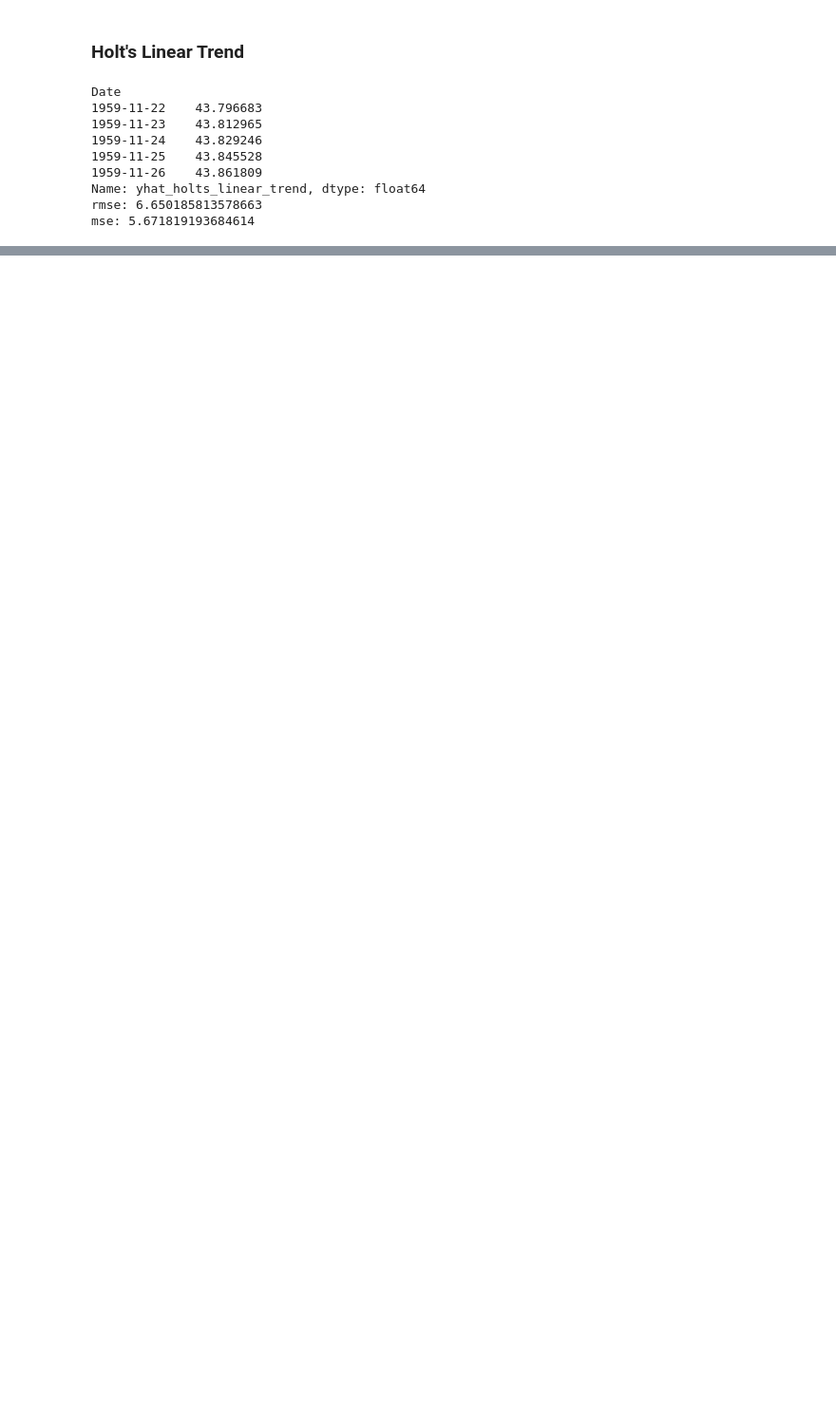
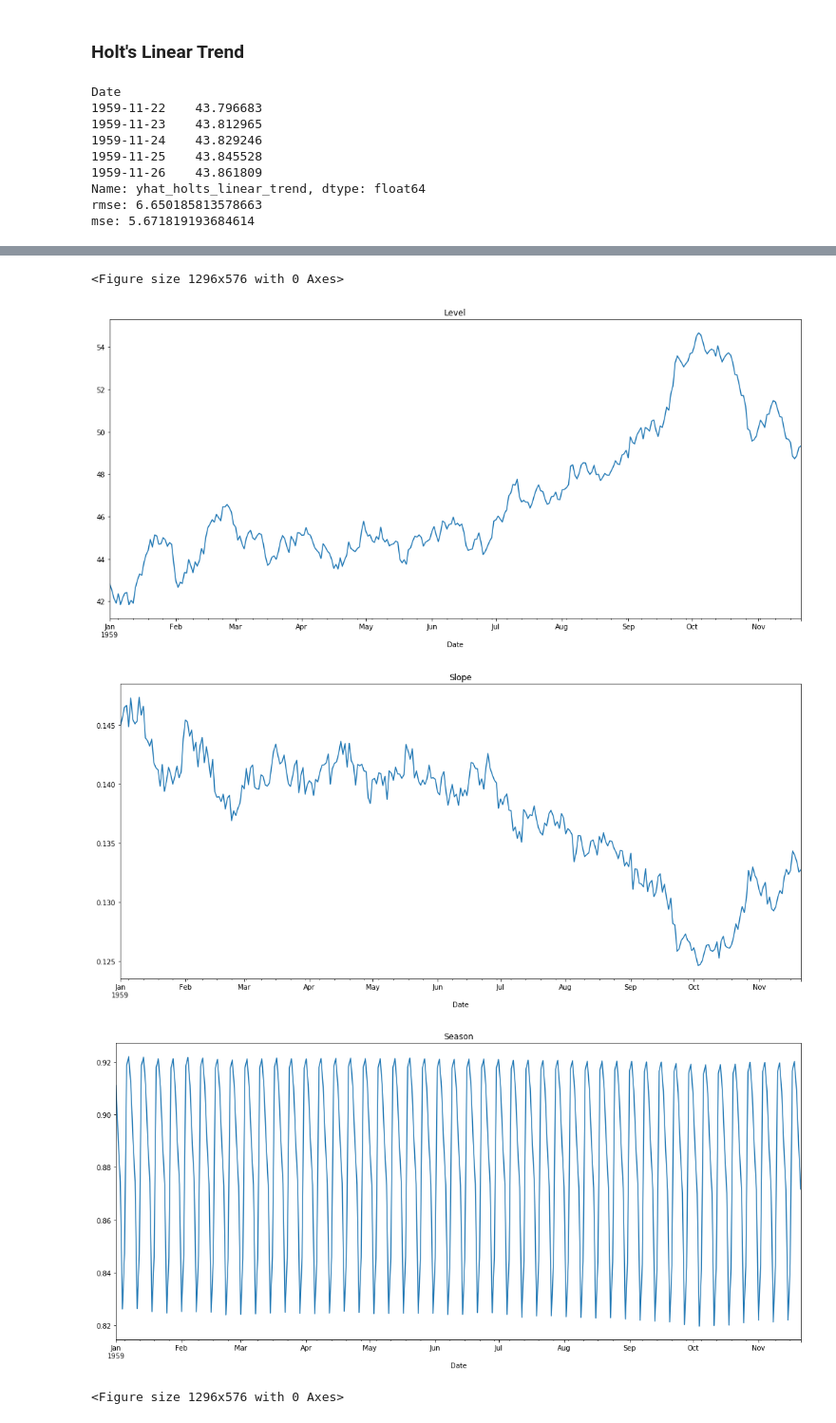
Before and after one commit to seckindinc/Python, a Jupyter notebook: Algorithms/Time-Series/TS-Forecasting_Methods.ipynb, the cells around one changed output, grey strips where cells are left out. Shown at 95% size. Cells and saved outputs as stored; diff of their text form; code cells hidden in the pictures; blank space fills up the shorter version.

```diff
--- a/Algorithms/Time-Series/TS-Forecasting_Methods.ipynb
+++ b/Algorithms/Time-Series/TS-Forecasting_Methods.ipynb
@@ -179,0 +266,13 @@ plt.show()
+# %%
+holt_winter_8.level.plot(title='Level')
+plt.figure()
+holt_winter_8.slope.plot(title='Slope')
+plt.figure()
+holt_winter_8.season.plot(title='Season')
+plt.figure()
+# %% [output]
+<Figure size 1296x576 with 0 Axes>
+[figure, added]
+[figure, added]
+[figure, added]
+<Figure size 1296x576 with 0 Axes>
```
Also changed, not shown: parts of 8 cells of this notebook.
